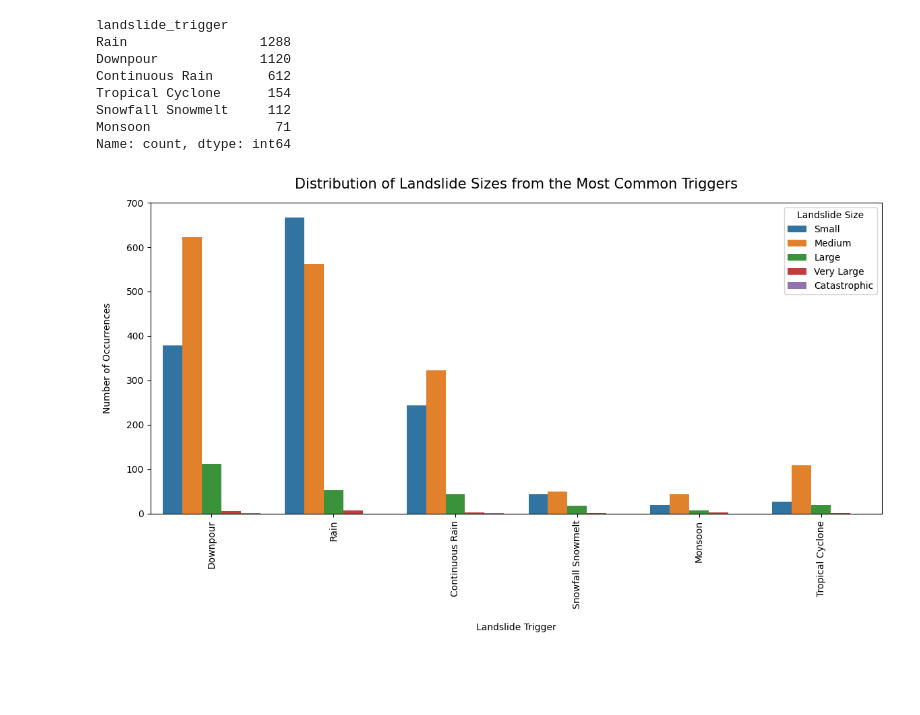
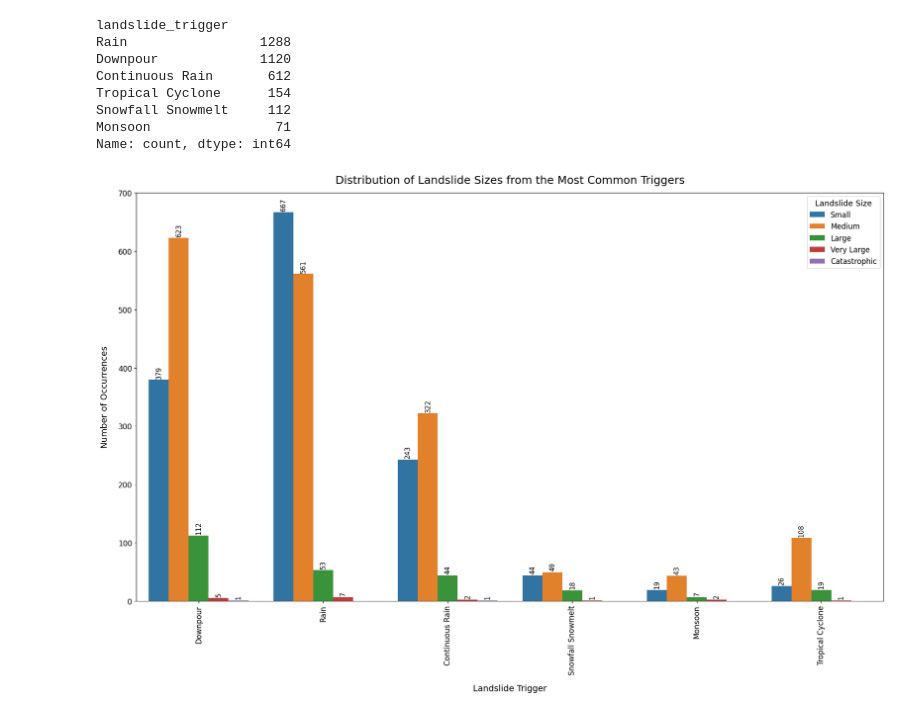
Before and after one commit to n-ferrante/Global_Landslides, a Jupyter notebook: notebooks/03_research_question_analysis.ipynb, the cells around one changed output. Cells and saved outputs as stored; diff of their text form; code cells hidden in the pictures; blank space fills up the shorter version.

Commit message:
Adding labels to bar chart

```diff
--- a/notebooks/03_research_question_analysis.ipynb
+++ b/notebooks/03_research_question_analysis.ipynb
@@ -86,14 +86,26 @@ Name: count, dtype: int64
 # %%
 top_triggers_df = df[df['landslide_trigger'].isin(top_triggers.index.tolist())]
 
-plt.figure(figsize=(14, 6))
-sns.countplot(top_triggers_df, x = 'landslide_trigger', hue = 'landslide_size')
-plt.title("Distribution of Landslide Sizes from the Most Common Triggers", fontsize = 15, pad = 15)
-plt.xlabel("Landslide Trigger", labelpad = 15)
-plt.ylabel("Number of Occurrences", labelpad = 15)
-plt.xticks(rotation = 90)
-plt.legend(title = "Landslide Size",
-           labels = ['Small', 'Medium', 'Large', 'Very Large', 'Catastrophic'])
+plt.figure(figsize=(18, 12))
+ax = sns.countplot(top_triggers_df, x='landslide_trigger', hue='landslide_size')
+
+# Title and axis labels
+plt.title("Distribution of Landslide Sizes from the Most Common Triggers", fontsize=18, pad=15)
+plt.xlabel("Landslide Trigger", fontsize=14, labelpad=15)
+plt.ylabel("Number of Occurrences", fontsize=14, labelpad=15)
+
+# Tick label sizes
+plt.xticks(rotation=90, fontsize=12)
+plt.yticks(fontsize=12)
+
+# Legend font size
+plt.legend(title="Landslide Size", title_fontsize=13, fontsize=12, labels=['Small', 'Medium', 'Large', 'Very Large', 'Catastrophic'])
+
+# Annotate bars with rotated, larger labels
+for container in ax.containers:
+    ax.bar_label(container, label_type='edge', padding=2, rotation=90, fontsize=11)
+
+plt.tight_layout()
 plt.show()
 # %% [output]
-[figure, old version]
+[figure, new version]
```
